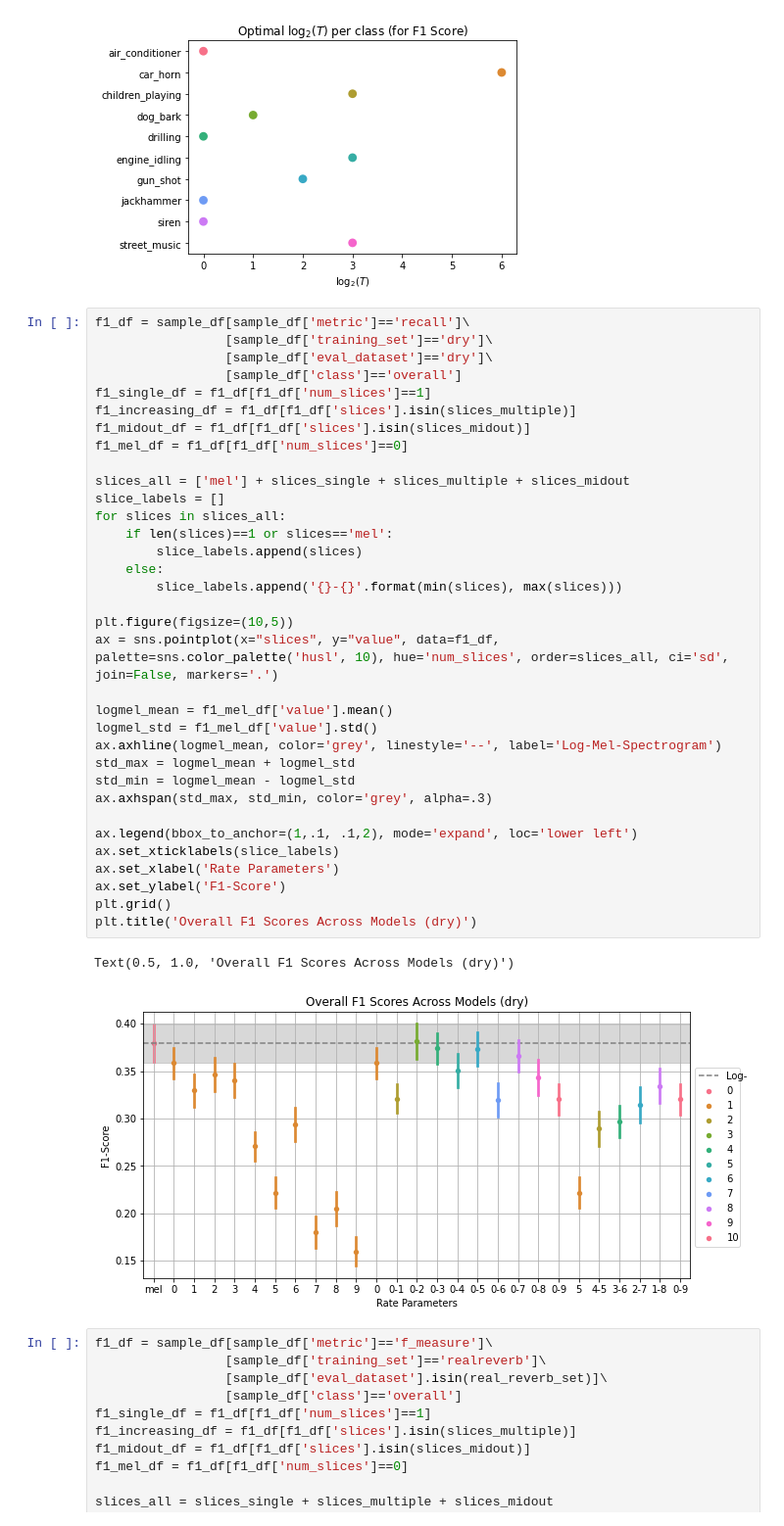
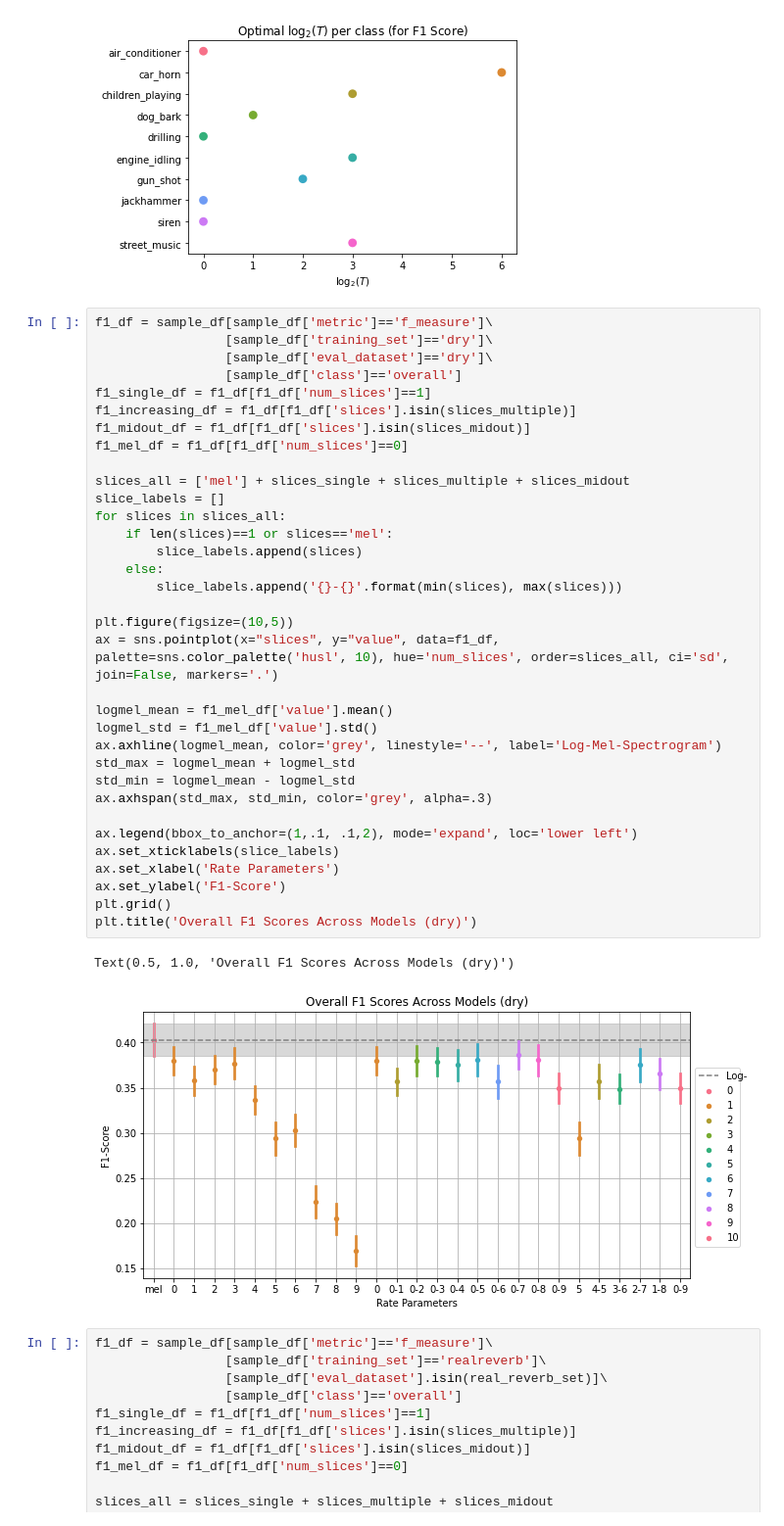
Before and after one commit to ChrisIck/pcen-t-varying, a Jupyter notebook: scripts/models_807/eval807.ipynb, the cells around one changed output. Shown at 98% size. Cells and saved outputs as stored; diff of their text form.

```diff
--- a/scripts/models_807/eval807.ipynb
+++ b/scripts/models_807/eval807.ipynb
@@ -90,7 +90,7 @@ plt.xlabel(r"$\log_2(T)$")
 Text(0.5, 0, '$\\log_2(T)$')
 [figure]
 # %%
-f1_df = sample_df[sample_df['metric']=='recall']\
+f1_df = sample_df[sample_df['metric']=='f_measure']\
                  [sample_df['training_set']=='dry']\
                  [sample_df['eval_dataset']=='dry']\
                  [sample_df['class']=='overall']
@@ -98,34 +98,34 @@ f1_single_df = f1_df[f1_df['num_slices']==1]
 f1_increasing_df = f1_df[f1_df['slices'].isin(slices_multiple)]
 f1_midout_df = f1_df[f1_df['slices'].isin(slices_midout)]
 f1_mel_df = f1_df[f1_df['num_slices']==0]
 
 slices_all = ['mel'] + slices_single + slices_multiple + slices_midout
 slice_labels = []
 for slices in slices_all:
     if len(slices)==1 or slices=='mel':
         slice_labels.append(slices)
     else:
         slice_labels.append('{}-{}'.format(min(slices), max(slices)))
 
 plt.figure(figsize=(10,5))
 ax = sns.pointplot(x="slices", y="value", data=f1_df, palette=sns.color_palette('husl', 10), hue='num_slices', order=slices_all, ci='sd', join=False, markers='.')
 
 logmel_mean = f1_mel_df['value'].mean()
 logmel_std = f1_mel_df['value'].std()
 ax.axhline(logmel_mean, color='grey', linestyle='--', label='Log-Mel-Spectrogram')
 std_max = logmel_mean + logmel_std
 std_min = logmel_mean - logmel_std
 ax.axhspan(std_max, std_min, color='grey', alpha=.3)
 
 ax.legend(bbox_to_anchor=(1,.1, .1,2), mode='expand', loc='lower left')
 ax.set_xticklabels(slice_labels)
 ax.set_xlabel('Rate Parameters')
 ax.set_ylabel('F1-Score')
 plt.grid()
 plt.title('Overall F1 Scores Across Models (dry)')
 # %% [output]
 Text(0.5, 1.0, 'Overall F1 Scores Across Models (dry)')
-[figure, old version]
+[figure, new version]
 # %%
 f1_df = sample_df[sample_df['metric']=='f_measure']\
                  [sample_df['training_set']=='realreverb']\
```
Also changed, not shown: parts of 1 cell of this notebook, 2 other files.
